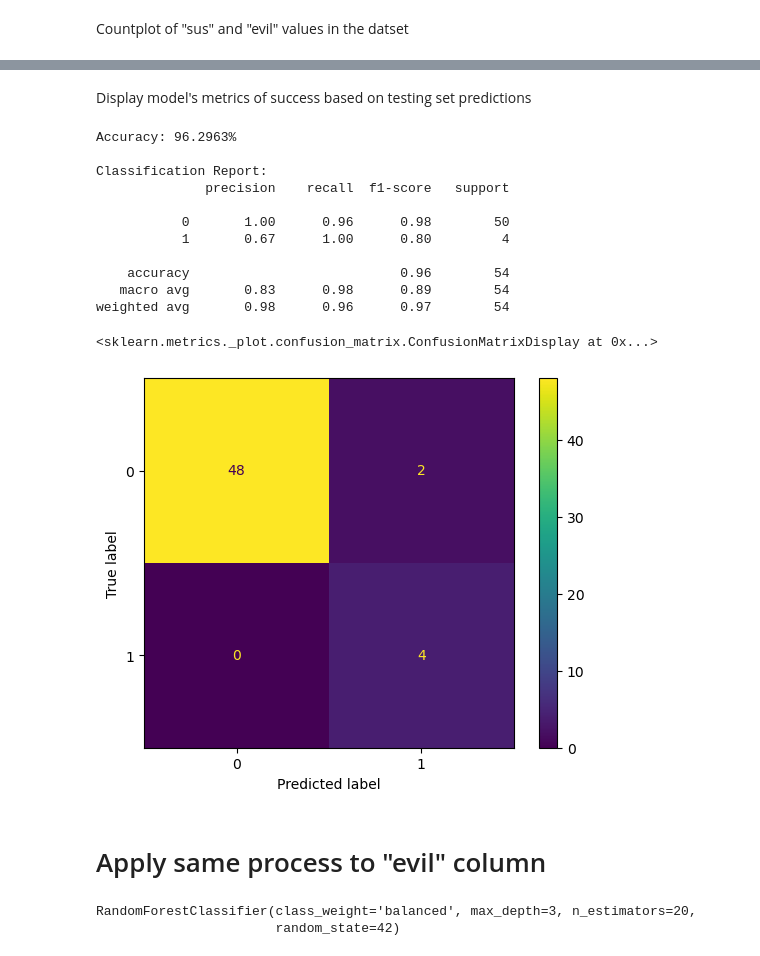
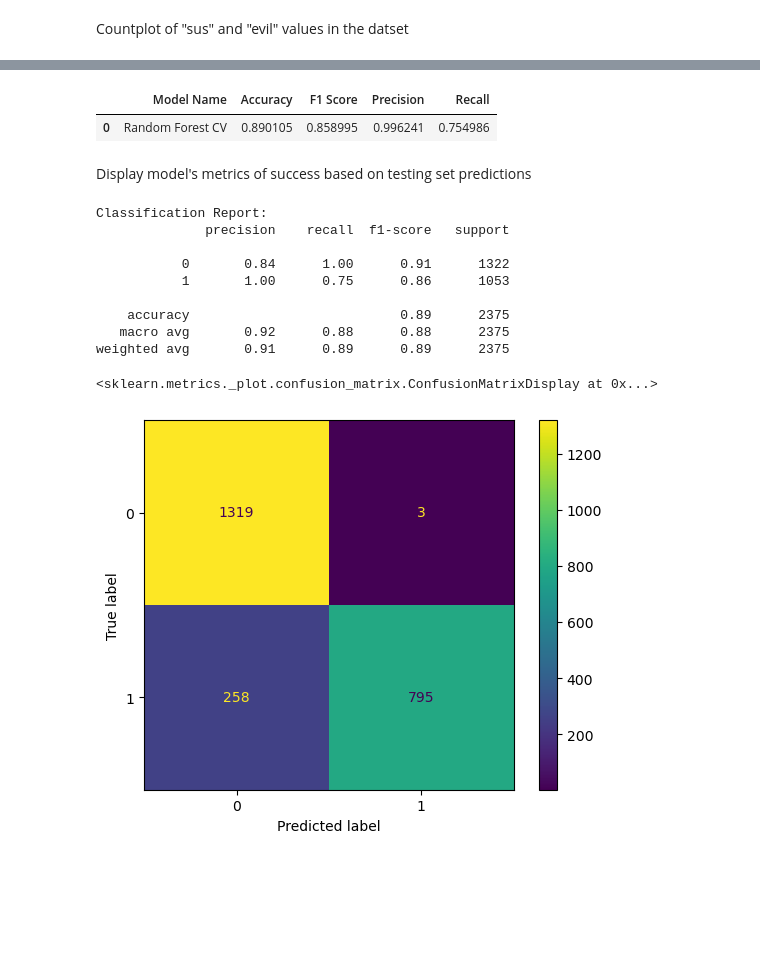
Before and after one commit to nathan-tuo/ids-learning-model, a Jupyter notebook: ids.ipynb, the cells around one changed output, grey strips where cells are left out. Cells and saved outputs as stored; diff of their text form; code cells hidden in the pictures; blank space fills up the shorter version.

```diff
--- a/ids.ipynb
+++ b/ids.ipynb
@@ -114,14 +108,9 @@ Create datasets, clean data, and fit to model
 # %%
-#X is each column except sus and evil
-#y ("sus") is the target variable
-X = df[df.columns.difference(['sus', 'evil'])]
-y = df["sus"]
+X = df.drop(columns = ["attack_detected"])
+y = df["attack_detected"]
 
-#Scale features from -1 to 1 using MinMaxScaler()
-scaler = MinMaxScaler()
-X_scaled = scaler.fit_transform(X)
+#Scale features using MinMaxScaler()
+X_scaled = MinMaxScaler().fit_transform(X)
 
-#Split data using train test split w/ testing data being 20%
-#Train model
-X_train, X_test, y_train, y_test = train_test_split(X_scaled, y, test_size=0.2, random_state=42)
-model = RandomForestClassifier(random_state = 42, class_weight = "balanced",  max_depth=3, n_estimators=40)
+#Split data (75% training, 25% testing)
+X_train, X_test, y_train, y_test = train_test_split(X_scaled, y, test_size=0.25, random_state=42)
@@ -130,3 +128,18 @@ model = RandomForestClassifier(random_state = 42, class_weight = "balanced",  ma
+# %%
+rf_params = {
+    'max_depth': [None],
+    'max_samples': [0.5,0.75,1.0],
+    'max_features': [0.7,1.0],
+    'min_samples_split': [2,3],
+    'min_samples_leaf': [1],
+    'n_estimators': [100,300,500]
+}
+rf_scoring = {'accuracy': 'accuracy',
+              'f1': 'f1',
+              'precision': 'precision',
+              'recall': 'recall'}
 # %%
-model.fit(X_train, y_train)
+rf = RandomForestClassifier(random_state=42)
+rf_cv = GridSearchCV(estimator=rf, param_grid=rf_params, scoring=rf_scoring, refit='f1', cv=3, n_jobs=-1, verbose=2)
+rf_cv.fit(X_train, y_train)
 # %% [output]
@@ -135,24 +156,25 @@ RandomForestClassifier(class_weight='balanced', max_depth=3, n_estimators=40,
+# %%
+table = log_metrics("Random Forest CV", rf_cv, y_test)
+table
+# %% [output]
+|  | Model Name | Accuracy | F1 Score | Precision | Recall |
+| 0 | Random Forest CV | 0.890105 | 0.858995 | 0.996241 | 0.754986 |
 # %% [markdown]
 Display model's metrics of success based on testing set predictions
 # %%
-y_pred = model.predict(X_test)
-print(f"Accuracy: {100*accuracy_score(y_test, y_pred):.4f}% \n")
-print(f"Classification Report:\n{classification_report(y_test, y_pred)}")
-disp = ConfusionMatrixDisplay(confusion_matrix(y_test, y_pred))
+y_pred = rf_cv.predict(X_test)
+print(f"Classification Report:\n{metrics.classification_report(y_test, y_pred)}")
+disp = metrics.ConfusionMatrixDisplay(metrics.confusion_matrix(y_test, y_pred, labels = rf_cv.classes_), display_labels = rf_cv.classes_)
 disp.plot()
 # %% [output]
-Accuracy: 96.2963%
-
 Classification Report:
               precision    recall  f1-score   support
 
-           0       1.00      0.96      0.98        50
-           1       0.67      1.00      0.80         4
+           0       0.84      1.00      0.91      1322
+           1       1.00      0.75      0.86      1053
 
-    accuracy                           0.96        54
-   macro avg       0.83      0.98      0.89        54
-weighted avg       0.98      0.96      0.97        54
+    accuracy                           0.89      2375
+   macro avg       0.92      0.88      0.88      2375
+weighted avg       0.91      0.89      0.89      2375
 <sklearn.metrics._plot.confusion_matrix.ConfusionMatrixDisplay at 0x...>
-[figure, old version]
+[figure, new version]
-# %% [markdown]
-# Apply same process to "evil" column
@@ -168,5 +180,0 @@ model = RandomForestClassifier(random_state = 42, class_weight = "balanced",  ma
-# %%
-model.fit(X_train_evil, y_train_evil)
-# %% [output]
-RandomForestClassifier(class_weight='balanced', max_depth=3, n_estimators=20,
-                       random_state=42)
```
Also changed, not shown: parts of 27 cells of this notebook, 7 other files.
